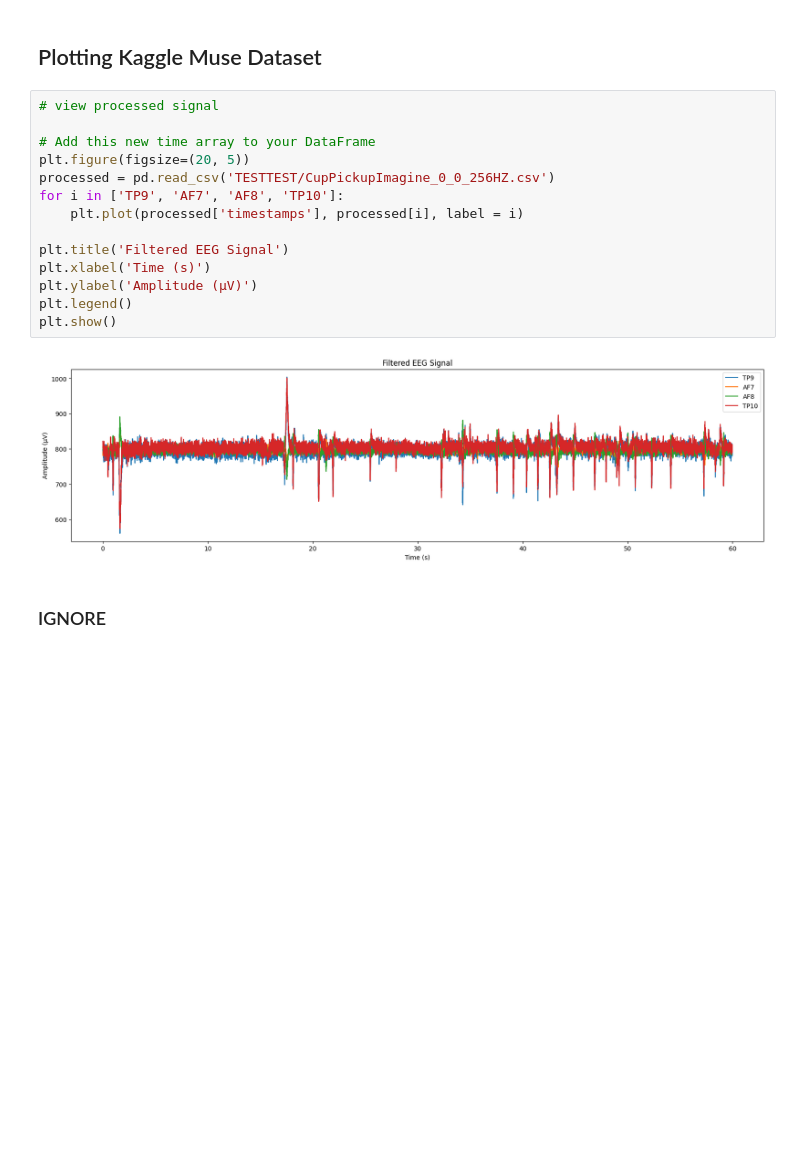
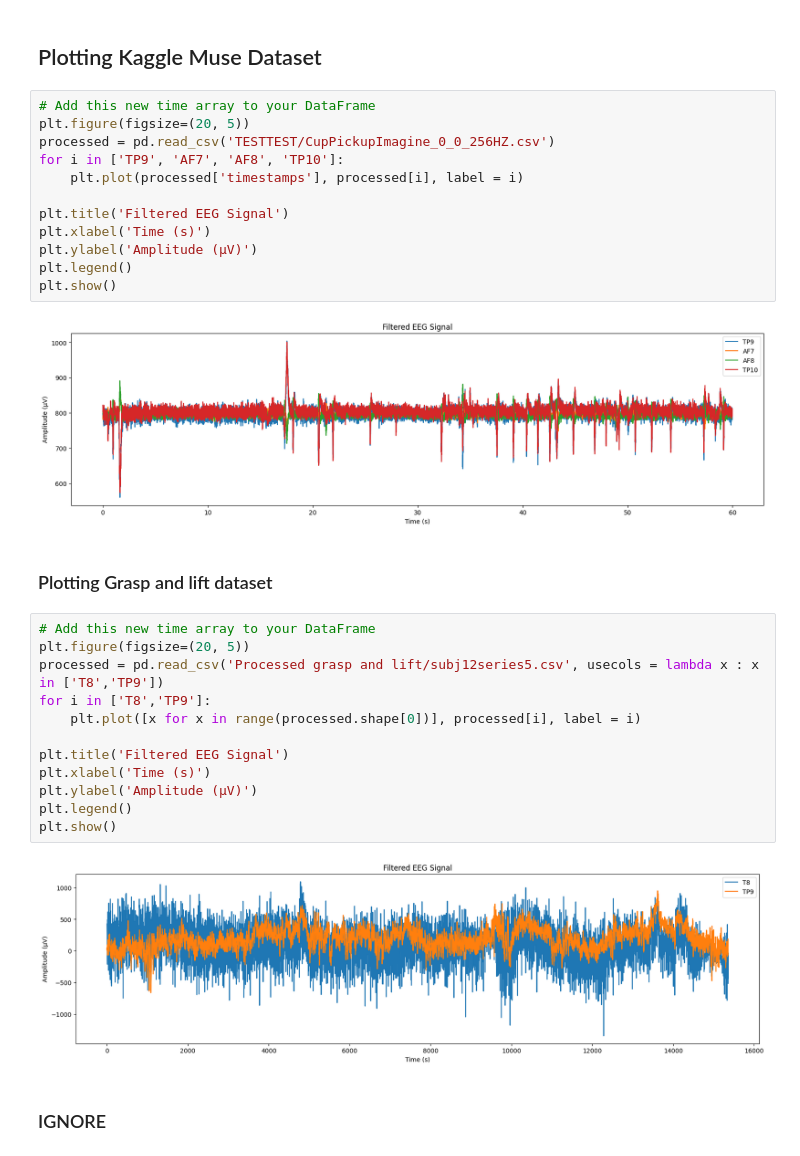
Before and after one commit to Jewels2001/cognitive_coders, a Jupyter notebook: DataProcessing.ipynb, the cells around one changed output. Saved outputs shown, nothing was run; the diff lists cells and outputs as text; blank space fills up the shorter version.

Commit message:
Processed the grasp and lift dataset

```diff
--- a/DataProcessing.ipynb
+++ b/DataProcessing.ipynb
@@ -277,8 +391,6 @@ plt.show()
 # %% [markdown]
 ## Plotting Kaggle Muse Dataset
 # %%
-# view processed signal
-
 # Add this new time array to your DataFrame
 plt.figure(figsize=(20, 5))
 processed = pd.read_csv('TESTTEST/CupPickupImagine_0_0_256HZ.csv')
@@ -292,6 +404,22 @@ plt.legend()
 plt.show()
 # %% [output]
 [figure]
+# %% [markdown]
+### Plotting Grasp and lift dataset
+# %%
+# Add this new time array to your DataFrame
+plt.figure(figsize=(20, 5))
+processed = pd.read_csv('Processed grasp and lift/subj12series5.csv', usecols = lambda x : x in ['T8','TP9'])
+for i in ['T8','TP9']:
+    plt.plot([x for x in range(processed.shape[0])], processed[i], label = i)
+
+plt.title('Filtered EEG Signal')
+plt.xlabel('Time (s)')
+plt.ylabel('Amplitude (μV)')
+plt.legend()
+plt.show()
+# %% [output]
+[figure, added]
 # %% [markdown]
 ### IGNORE
 # %%
```
Also changed, not shown: parts of 2 cells of this notebook.
